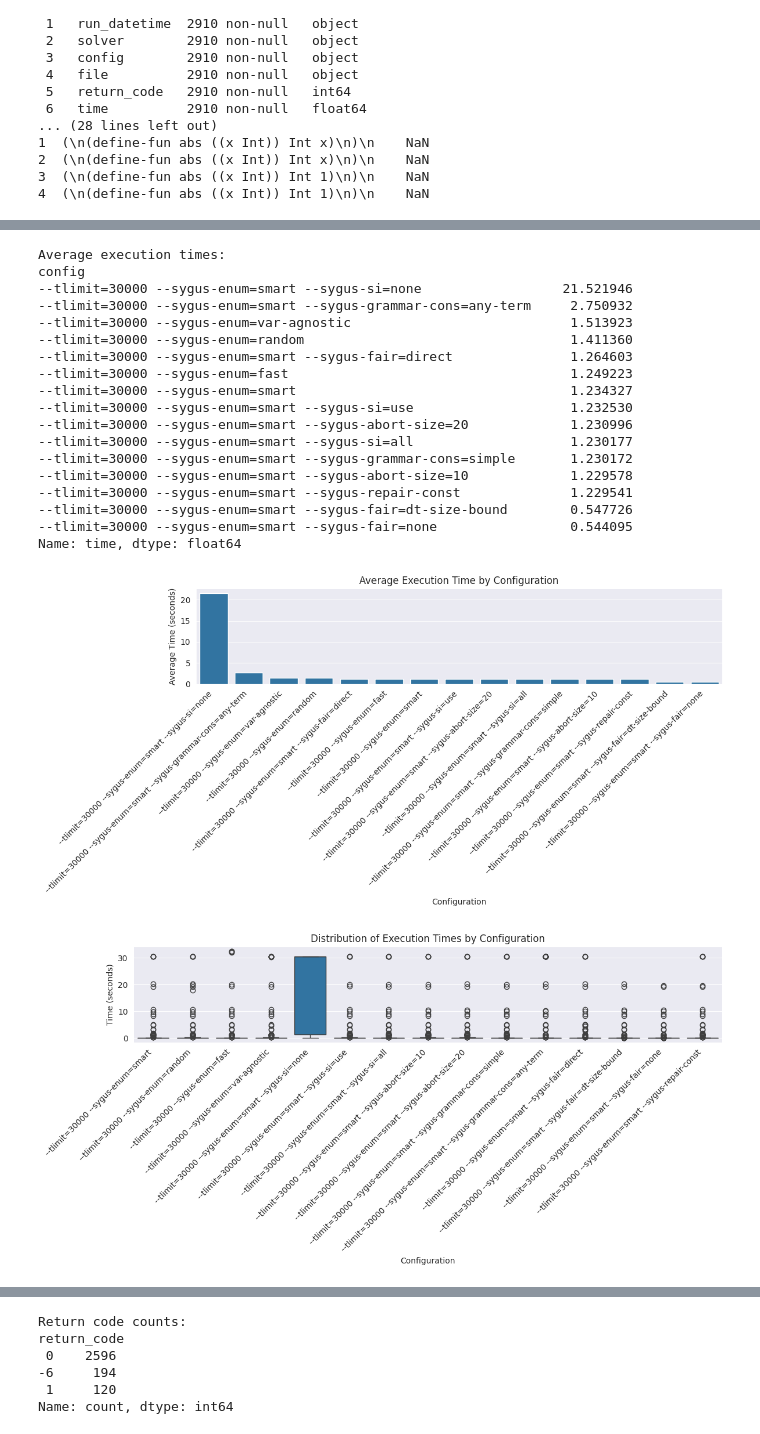
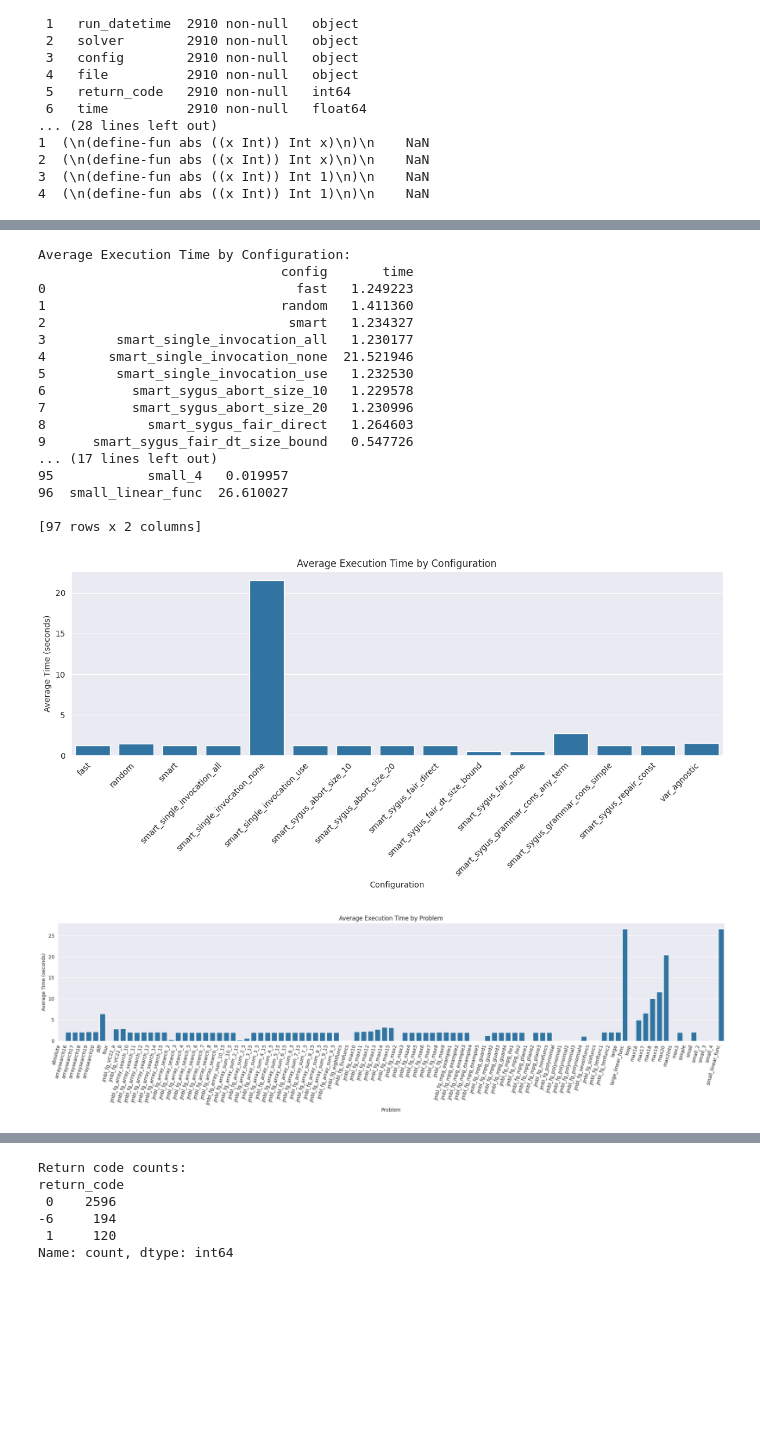
Before and after one commit to gschandan/PySynthLab, a Jupyter notebook: src/benchmark/visualisations.ipynb, the cells around one changed output, grey strips where cells are left out. Cells and saved outputs as stored; diff of their text form; code cells hidden in the pictures; blank space fills up the shorter version.

```diff
--- a/src/benchmark/visualisations.ipynb
+++ b/src/benchmark/visualisations.ipynb
@@ -31,3 +31,15 @@ Data columns (total 9 columns):
 2  (\n(define-fun abs ((x Int)) Int x)\n)\n    NaN
 3  (\n(define-fun abs ((x Int)) Int 1)\n)\n    NaN
 4  (\n(define-fun abs ((x Int)) Int 1)\n)\n    NaN
+# %%
+df['config'] = (df['config']
+                .str.replace('--tlimit=30000', '')
+                .str.replace('--sygus-enum=', '')
+                .str.replace('--sygus-si=', '_single_invocation_')
+                .str.replace('--', '_')
+                .str.replace('-', '_')
+                .str.replace('=', '_')
+                .str.replace(' ', '')
+                )
+df['file'] = df['file'].str.replace('problems/sygus_comp_2019_clia_track/', '').str.replace('.sl','').str.strip()
+df.head(20)
@@ -56,30 +86,33 @@ config
 Name: count, dtype: int64
 # %%
-avg_times = df.groupby('config')['time'].mean().sort_values(ascending=False)
-print("\nAverage execution times:")
-print(avg_times)
+avg_time_by_config = df.groupby('config')['time'].mean().reset_index()
+avg_time_by_problem = df.groupby('file')['time'].mean().reset_index()
+
+print("Average Execution Time by Configuration:")
+print(avg_time_by_config)
+print("\nAverage Execution Time by Problem:")
+print(avg_time_by_problem)
 # %% [output]
-Average execution times:
-config
---tlimit=30000 --sygus-enum=smart --sygus-si=none                  21.521946
---tlimit=30000 --sygus-enum=smart --sygus-grammar-cons=any-term     2.750932
---tlimit=30000 --sygus-enum=var-agnostic                            1.513923
---tlimit=30000 --sygus-enum=random                                  1.411360
---tlimit=30000 --sygus-enum=smart --sygus-fair=direct               1.264603
---tlimit=30000 --sygus-enum=fast                                    1.249223
---tlimit=30000 --sygus-enum=smart                                   1.234327
---tlimit=30000 --sygus-enum=smart --sygus-si=use                    1.232530
---tlimit=30000 --sygus-enum=smart --sygus-abort-size=20             1.230996
---tlimit=30000 --sygus-enum=smart --sygus-si=all                    1.230177
---tlimit=30000 --sygus-enum=smart --sygus-grammar-cons=simple       1.230172
---tlimit=30000 --sygus-enum=smart --sygus-abort-size=10             1.229578
---tlimit=30000 --sygus-enum=smart --sygus-repair-const              1.229541
---tlimit=30000 --sygus-enum=smart --sygus-fair=dt-size-bound        0.547726
---tlimit=30000 --sygus-enum=smart --sygus-fair=none                 0.544095
-Name: time, dtype: float64
+Average Execution Time by Configuration:
+                               config       time
+0                                fast   1.249223
+1                              random   1.411360
+2                               smart   1.234327
+3         smart_single_invocation_all   1.230177
+4        smart_single_invocation_none  21.521946
+5         smart_single_invocation_use   1.232530
+6           smart_sygus_abort_size_10   1.229578
+7           smart_sygus_abort_size_20   1.230996
+8             smart_sygus_fair_direct   1.264603
+9      smart_sygus_fair_dt_size_bound   0.547726
+... (17 lines left out)
+95            small_4   0.019957
+96  small_linear_func  26.610027
+
+[97 rows x 2 columns]
 # %%
 plt.figure(figsize=(12, 6))
-sns.barplot(x=avg_times.index, y=avg_times.values)
+sns.barplot(x='config', y='time', data=avg_time_by_config)
 plt.title('Average Execution Time by Configuration')
 plt.xlabel('Configuration')
 plt.ylabel('Average Time (seconds)')
@@ -87,15 +120,15 @@ plt.xticks(rotation=45, ha='right')
 plt.tight_layout()
 plt.show()
 # %% [output]
-[figure, old version]
+[figure, new version]
 # %%
-plt.figure(figsize=(12, 6))
-sns.boxplot(x='config', y='time', data=df)
-plt.title('Distribution of Execution Times by Configuration')
-plt.xlabel('Configuration')
-plt.ylabel('Time (seconds)')
-plt.xticks(rotation=45, ha='right')
+plt.figure(figsize=(20, 6))
+sns.barplot(x='file', y='time', data=avg_time_by_problem)
+plt.title('Average Execution Time by Problem')
+plt.xlabel('Problem')
+plt.ylabel('Average Time (seconds)')
+plt.xticks(rotation=75, ha='right')
 plt.tight_layout()
 plt.show()
 # %% [output]
-[figure, old version]
+[figure, new version]
```
Also changed, not shown: parts of 5 cells of this notebook, 8 other files.
